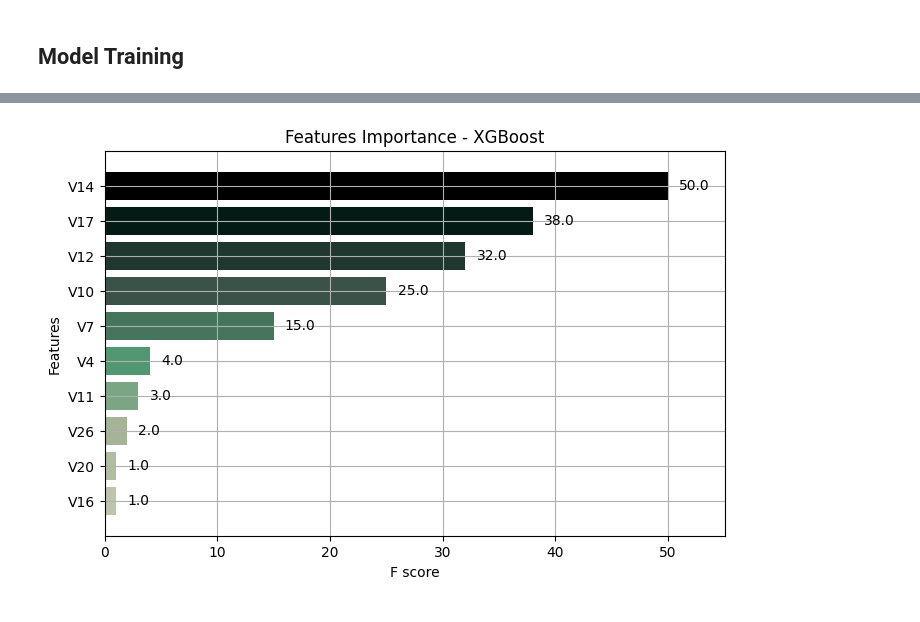
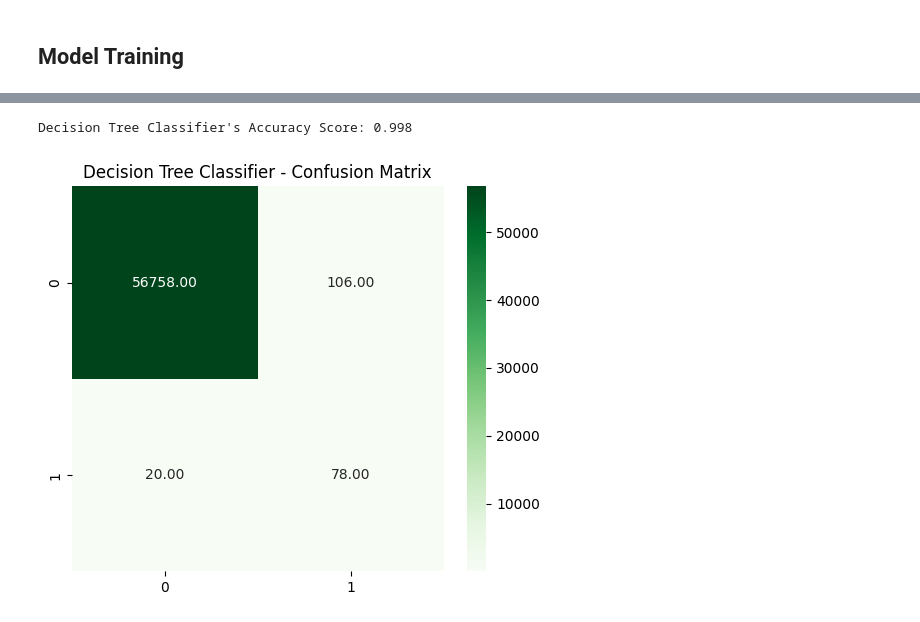
Before and after one commit to arush18/Credit-Card-Fraud-Detection, a Jupyter notebook: src/main.ipynb, the cells around one changed output, grey strips where cells are left out. Drawn from its saved outputs; the diff is of its cells as text; code cells hidden in the pictures.

```diff
--- a/src/main.ipynb
+++ b/src/main.ipynb
@@ -165,4 +170 @@ Validation set - 10%
-# %%
-X_train, X_temp, y_train, y_temp = train_test_split(X, y, test_size=0.2, random_state=42, shuffle=True)
-X_test, X_val, y_test, y_val = train_test_split(X_temp, y_temp, test_size=0.5, random_state=42, shuffle=True)
 # %% [markdown]
@@ -172,3 +171,0 @@ X_test, X_val, y_test, y_val = train_test_split(X_temp, y_temp, test_size=0.5, r
-# %%
-rfc = RandomForestClassifier(n_jobs=4, random_state=42, criterion='gini', n_estimators=100, verbose=False)
-rfc.fit(X_train, y_train.values)
@@ -181,4 +186,4 @@ rfc_pred = rfc.predict(X_val)
 # %%
-abc = AdaBoostClassifier(learning_rate=0.8, n_estimators=100, random_state=42)
-abc.fit(X_train, y_train.values)
+dtc = DecisionTreeClassifier(random_state=42)
+dtc.fit(X_train, y_train)
 # %% [output]
@@ -302,9 +193,17 @@ plt.show()
-# %%
-# XGBoost
-
-fig, ax = plt.subplots(ncols=1, figsize=(8,5))
-xgb.plot_importance(xgb_model, height=0.8, title="Features Importance - XGBoost", ax=ax, color=['#bec5ad', '#b1bda1', '#a4b494', '#7ba683', '#519872', '#46755e', '#3b5249', '#20372f', '#041b15', '#000000'])
-plt.savefig('../results/visualizations/features_imp_xgb.png', dpi=200)
-plt.show()
-# %% [output]
-[figure, removed]
+# %%
+y_pred = dtc.predict(X_test)
+
+acc_score = accuracy_score(y_test, y_pred)
+print(f'Decision Tree Classifier\'s Accuracy Score: {acc_score:.3f}')
+# %% [output]
+Decision Tree Classifier's Accuracy Score: 0.998
+# %%
+conf_matrix = confusion_matrix(y_test, y_pred)
+
+plt.figure(figsize=(6,5))
+sns.heatmap(conf_matrix, annot=True, cmap='Greens', fmt='.2f')
+plt.title('Decision Tree Classifier - Confusion Matrix')
+plt.savefig('../results/visualizations/dtc_conf_matrix.png', dpi=100)
+plt.show()
+# %% [output]
+[figure, added]
```
Also changed, not shown: parts of 38 cells of this notebook, 2 other files.
